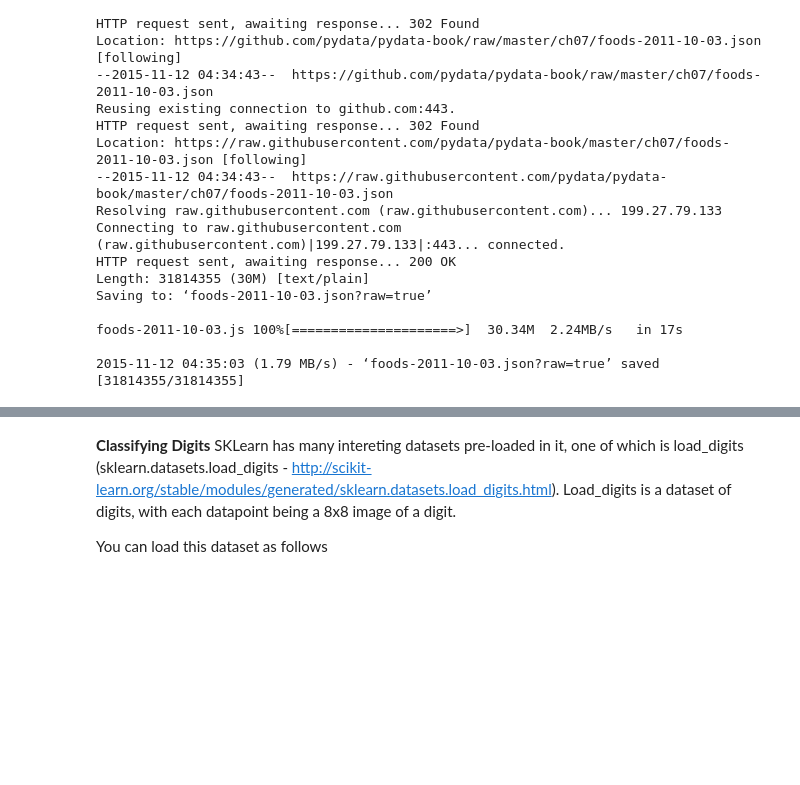
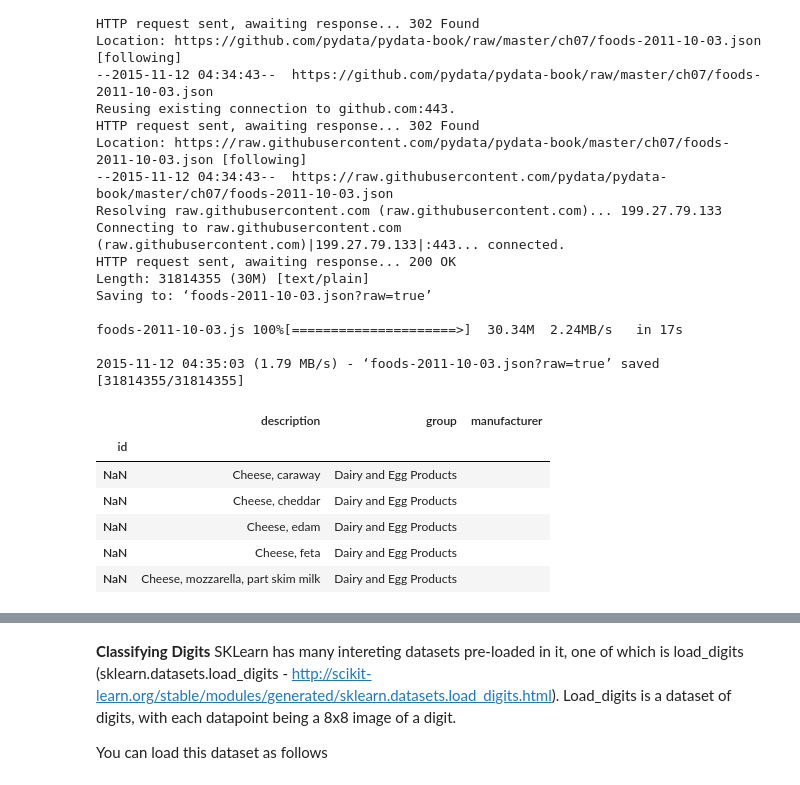
Before and after one commit to mGalarnyk/mgalarny, a Jupyter notebook: DSE200/day_3_models_and_learning/03_Exercises_HW3_MichaelGalarnyk.ipynb, the cells around one changed output, grey strips where cells are left out. Drawn from its saved outputs; the diff is of its cells as text; code cells hidden in the pictures; blank space fills up the shorter version.

```diff
--- a/DSE200/day_3_models_and_learning/03_Exercises_HW3_MichaelGalarnyk.ipynb
+++ b/DSE200/day_3_models_and_learning/03_Exercises_HW3_MichaelGalarnyk.ipynb
@@ -183,37 +181,43 @@ foods-2011-10-03.js 100%[=====================>]  30.34M  2.24MB/s   in 17s
 2015-11-12 04:35:03 (1.79 MB/s) - ‘foods-2011-10-03.json?raw=true’ saved [31814355/31814355]
 # %%
 import json
-db = json.load(open('foods-2011-10-03.json'))
+largefile = json.load(open('foods-2011-10-03.json'))
+
 
 try:
-    del meta_data
+    del merged_Dict
 except:
     pass
-for index, dictionary in enumerate(db):
 
-    #Print progress
-    print str(index)+' of '+str(len(db)),'\r',
+for index, dictionary in enumerate(largefile):
 
-    #Convert dictionary to new DataFrame for meta_data
-    df=pd.DataFrame({'#':[0]})
-    df['description']=dictionary['description']
-    df['group']=dictionary['group']
-    df['id']=dictionary['id']
-    df['manufacturer']=dictionary['manufacturer']
-    del df['#']
+    initialdict=pd.DataFrame({'#':[0]})
+    initialdict['description']=dictionary['description']
+    initialdict['group']=dictionary['group']
+    initialdict['id']=dictionary['id']
+    initialdict['manufacturer']=dictionary['manufacturer']
+    del initialdict['#']
     try:
-        #If meta_data exists, merge with df
-        meta_data=pd.merge(meta_data,df, how='outer')
+
+        merged_Dict=pd.merge(meta_data,initialdict, how='outer')
     except:
-        #If meta_data doesnt exist, df is the new meta_data
-        meta_data=df
+
+        merged_Dict=initialdict
 
 #Setting id as index
-meta_data.set_index('id', inplace=True)
+merged_Dict.set_index('id', inplace=True)
 
 #Removing duplicates
-meta_data.drop_duplicates()
+merged_Dict.drop_duplicates()
 
-meta_data.index.name='id'
-meta_data.head()
+merged_Dict.index.name='id'
+merged_Dict.head()
+# %% [output]
+|  | description | group | manufacturer |
+| id |  |  |  |
+| NaN | Cheese, caraway | Dairy and Egg Products |  |
+| NaN | Cheese, cheddar | Dairy and Egg Products |  |
+| NaN | Cheese, edam | Dairy and Egg Products |  |
+| NaN | Cheese, feta | Dairy and Egg Products |  |
+| NaN | Cheese, mozzarella, part skim milk | Dairy and Egg Products |  |
 # %%
```
Also changed, not shown: parts of 17 cells of this notebook, 3 other files.
